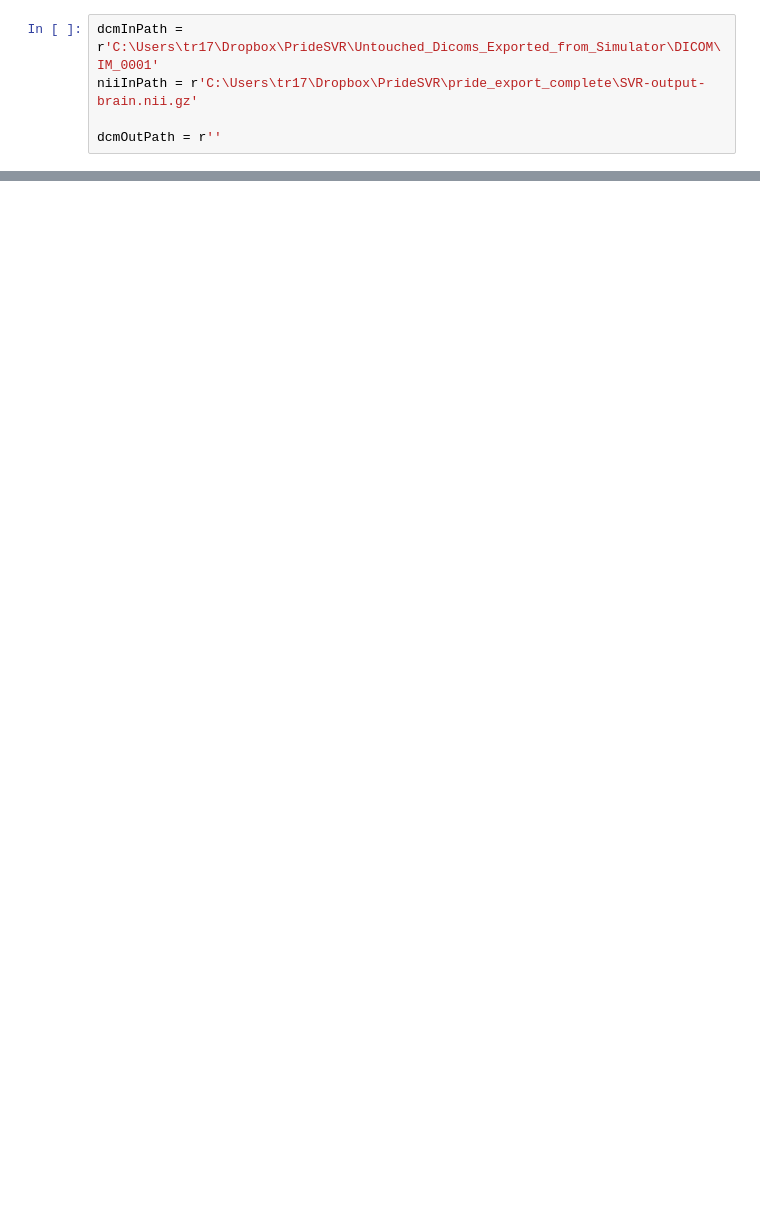
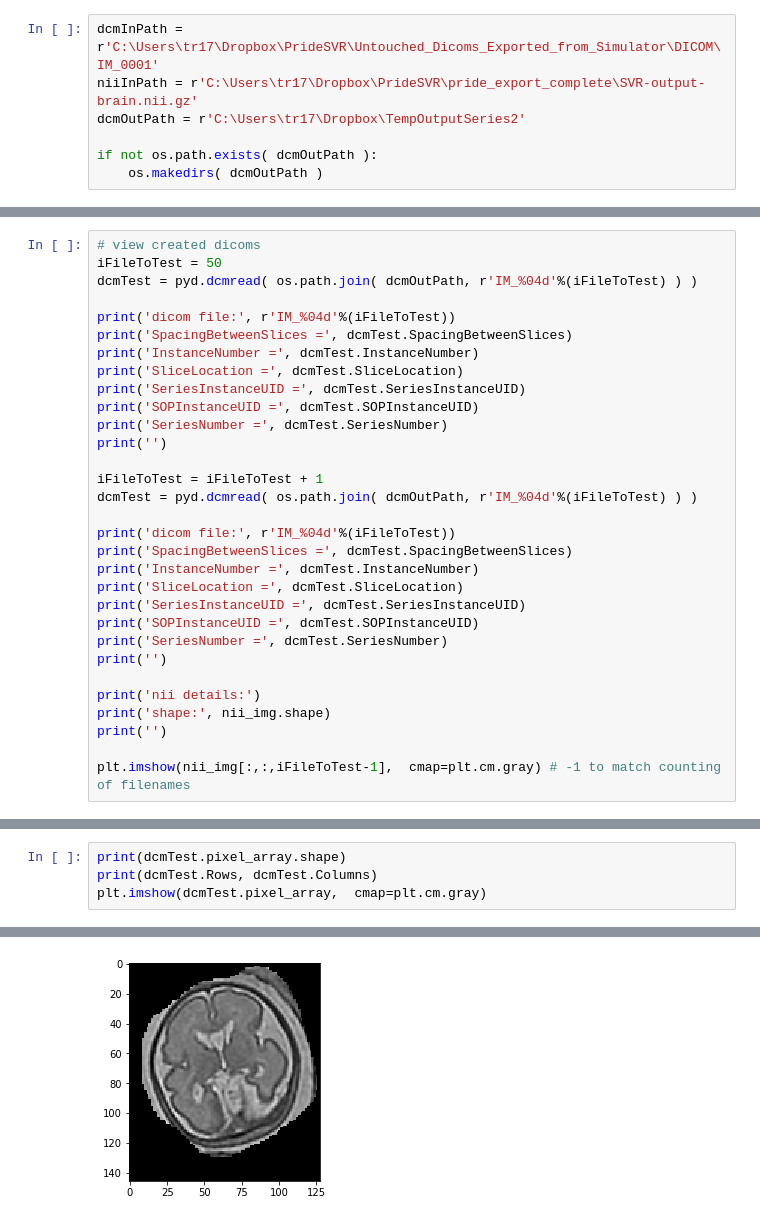
Before and after one commit to tomaroberts/fetal_svr_recon_pipeline, a Jupyter notebook: dicom/svr_nii2dicom_nb.ipynb, the cells around one changed output, grey strips where cells are left out. Drawn from its saved outputs; the diff is of its cells as text; blank space fills up the shorter version.

Commit message:
Overhauled SVR nii2dicom code, but still not opening in sim
Overhauled SVR nii2dicom code, but still not opening in sim

```diff
--- a/dicom/svr_nii2dicom_nb.ipynb
+++ b/dicom/svr_nii2dicom_nb.ipynb
@@ -14,7 +12,9 @@ OUTPUT:
 # %%
 dcmInPath = r'C:\Users\tr17\Dropbox\PrideSVR\Untouched_Dicoms_Exported_from_Simulator\DICOM\IM_0001'
 niiInPath = r'C:\Users\tr17\Dropbox\PrideSVR\pride_export_complete\SVR-output-brain.nii.gz'
+dcmOutPath = r'C:\Users\tr17\Dropbox\TempOutputSeries2'
 
-dcmOutPath = r''
+if not os.path.exists( dcmOutPath ):
+    os.makedirs( dcmOutPath )
 # %%
 import os
@@ -305,0 +439,31 @@ print('Output directory:', os.path.join(dcmOutPath) )
+# %%
+# view created dicoms
+iFileToTest = 50
+dcmTest = pyd.dcmread( os.path.join( dcmOutPath, r'IM_%04d'%(iFileToTest) ) )
+
+print('dicom file:', r'IM_%04d'%(iFileToTest))
+print('SpacingBetweenSlices =', dcmTest.SpacingBetweenSlices)
+print('InstanceNumber =', dcmTest.InstanceNumber)
+print('SliceLocation =', dcmTest.SliceLocation)
+print('SeriesInstanceUID =', dcmTest.SeriesInstanceUID)
+print('SOPInstanceUID =', dcmTest.SOPInstanceUID)
+print('SeriesNumber =', dcmTest.SeriesNumber)
+print('')
+
+iFileToTest = iFileToTest + 1
+dcmTest = pyd.dcmread( os.path.join( dcmOutPath, r'IM_%04d'%(iFileToTest) ) )
+
+print('dicom file:', r'IM_%04d'%(iFileToTest))
+print('SpacingBetweenSlices =', dcmTest.SpacingBetweenSlices)
+print('InstanceNumber =', dcmTest.InstanceNumber)
+print('SliceLocation =', dcmTest.SliceLocation)
+print('SeriesInstanceUID =', dcmTest.SeriesInstanceUID)
+print('SOPInstanceUID =', dcmTest.SOPInstanceUID)
+print('SeriesNumber =', dcmTest.SeriesNumber)
+print('')
+
+print('nii details:')
+print('shape:', nii_img.shape)
+print('')
+
+plt.imshow(nii_img[:,:,iFileToTest-1],  cmap=plt.cm.gray) # -1 to match counting of filenames
@@ -305,0 +491,5 @@ print('Output directory:', os.path.join(dcmOutPath) )
+# %%
+print(dcmTest.pixel_array.shape)
+print(dcmTest.Rows, dcmTest.Columns)
+plt.imshow(dcmTest.pixel_array,  cmap=plt.cm.gray)
+# %% [output]
@@ -305,0 +499 @@ print('Output directory:', os.path.join(dcmOutPath) )
+[figure, added]
```
Also changed, not shown: parts of 15 cells of this notebook.
